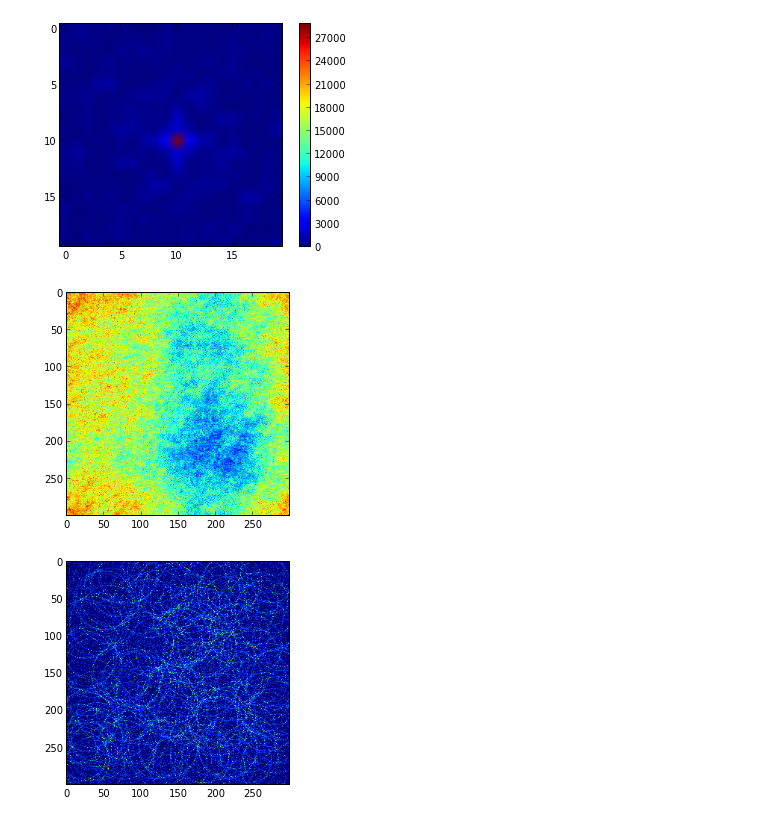
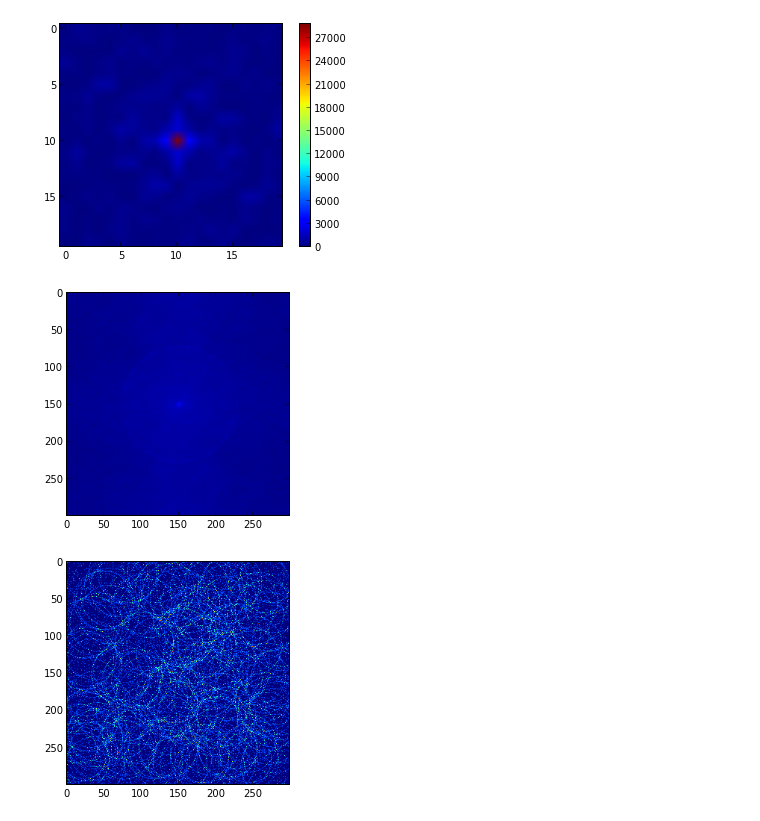
Before and after one commit to rudymmreina/Rivera_Mendez_hw5, a Jupyter notebook: Correlation.ipynb, the cells around one changed output. Cells and saved outputs as stored; diff of their text form; code cells hidden in the pictures.

```diff
--- a/Correlation.ipynb
+++ b/Correlation.ipynb
@@ -44,7 +44,7 @@ plt.imshow(A,cmap="gray")
 plt.colorbar()
 fft_a=fftpack.fft2(A)
 fft_fa=np.fft.fftshift(fft_a)
-spect=fft_a**2
+spect=abs(fft_a)**2
 back=fftpack.ifft2(fft_a)
 Corr=fftpack.ifft2(spect)
 # %% [output]
@@ -56,13 +56,13 @@ colorbar()
 <matplotlib.colorbar.Colorbar instance at 0x...>
 [figure]
 # %%
-
-imshow(real(Corr))
+Corrf=np.fft.fftshift(Corr)
+imshow(real(Corrf))
 plt.show()
 imshow(real(back))
 plt.show()
 # %% [output]
-[figure, old version]
+[figure, new version]
 [figure]
 # %%
 n_points_x=1000
```
Also changed, not shown: parts of 6 cells of this notebook.
